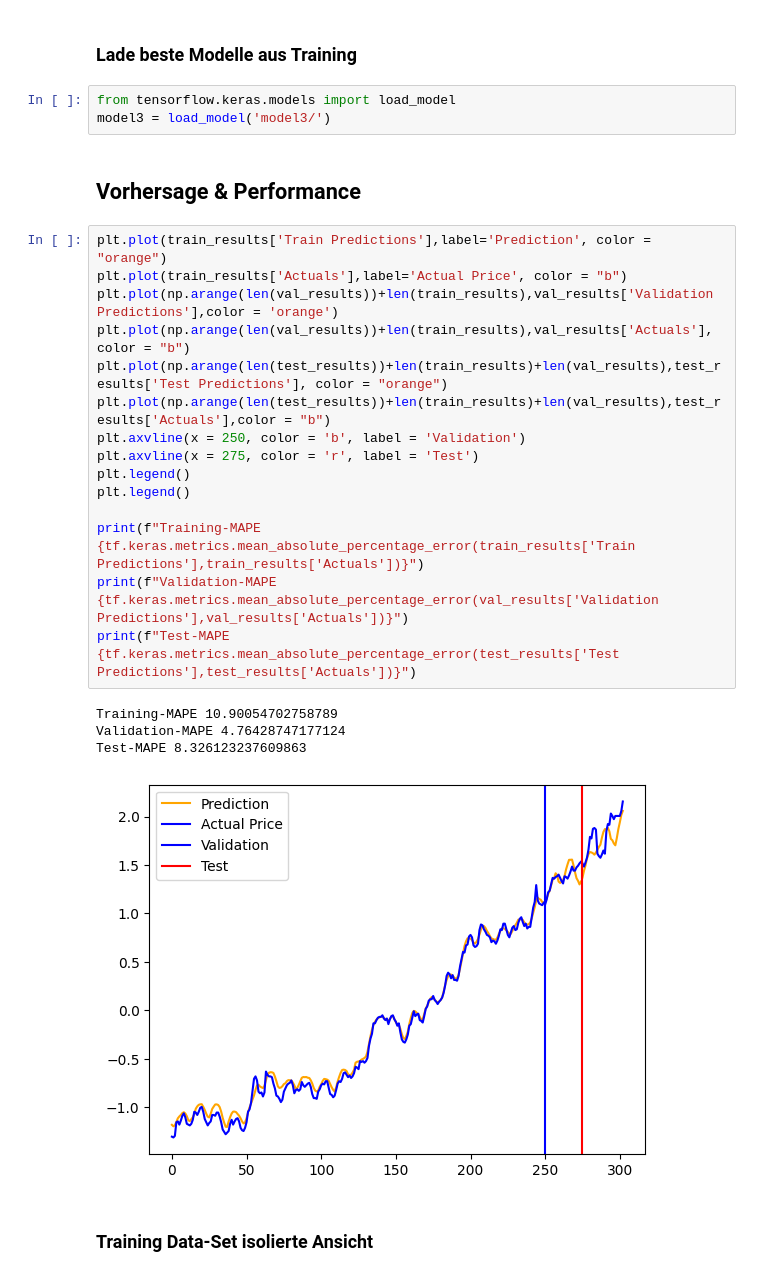
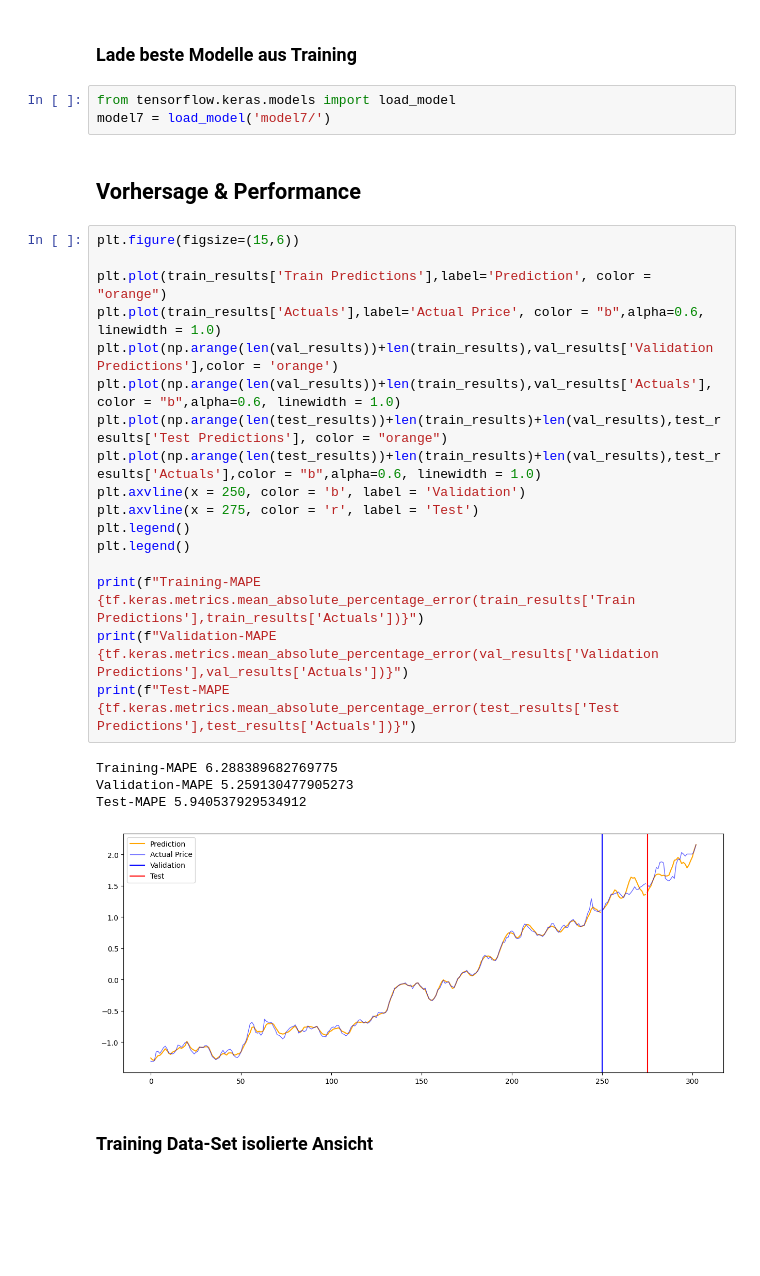
Before and after one commit to TechLabs-Ruhr/Food-price-forecast, a Jupyter notebook: ModelsAndDatasets/LSTM-Neural Nets/multivariate_LSTM scaled_grid_search.ipynb, the cells around one changed output. Drawn from its saved outputs; the diff is of its cells as text; blank space fills up the shorter version.

```diff
--- a/ModelsAndDatasets/LSTM-Neural Nets/multivariate_LSTM scaled_grid_search.ipynb
+++ b/ModelsAndDatasets/LSTM-Neural Nets/multivariate_LSTM scaled_grid_search.ipynb
@@ -210,29 +225,31 @@ model3.fit(X_train, y_train, epochs=600, validation_data = (X_val,y_val), batch_
 ### Lade beste Modelle aus Training
 # %%
 from tensorflow.keras.models import load_model
-model3 = load_model('model3/')
+model7 = load_model('model7/')
 # %% [markdown]
 ## Vorhersage & Performance
 # %%
+plt.figure(figsize=(15,6))
+
 plt.plot(train_results['Train Predictions'],label='Prediction', color = "orange")
-plt.plot(train_results['Actuals'],label='Actual Price', color = "b")
+plt.plot(train_results['Actuals'],label='Actual Price', color = "b",alpha=0.6, linewidth = 1.0)
 plt.plot(np.arange(len(val_results))+len(train_results),val_results['Validation Predictions'],color = 'orange')
-plt.plot(np.arange(len(val_results))+len(train_results),val_results['Actuals'], color = "b")
+plt.plot(np.arange(len(val_results))+len(train_results),val_results['Actuals'], color = "b",alpha=0.6, linewidth = 1.0)
 plt.plot(np.arange(len(test_results))+len(train_results)+len(val_results),test_results['Test Predictions'], color = "orange")
-plt.plot(np.arange(len(test_results))+len(train_results)+len(val_results),test_results['Actuals'],color = "b")
+plt.plot(np.arange(len(test_results))+len(train_results)+len(val_results),test_results['Actuals'],color = "b",alpha=0.6, linewidth = 1.0)
 plt.axvline(x = 250, color = 'b', label = 'Validation')
 plt.axvline(x = 275, color = 'r', label = 'Test')
 plt.legend()
 plt.legend()
 
 print(f"Training-MAPE {tf.keras.metrics.mean_absolute_percentage_error(train_results['Train Predictions'],train_results['Actuals'])}")
 print(f"Validation-MAPE {tf.keras.metrics.mean_absolute_percentage_error(val_results['Validation Predictions'],val_results['Actuals'])}")
 print(f"Test-MAPE {tf.keras.metrics.mean_absolute_percentage_error(test_results['Test Predictions'],test_results['Actuals'])}")
 # %% [output]
-Training-MAPE 10.90054702758789
-Validation-MAPE 4.76428747177124
-Test-MAPE 8.326123237609863
+Training-MAPE 6.288389682769775
+Validation-MAPE 5.259130477905273
+Test-MAPE 5.940537929534912
-[figure, old version]
+[figure, new version]
 # %% [markdown]
 ### Training Data-Set isolierte Ansicht
 # %%
```
Also changed, not shown: parts of 13 cells of this notebook.
